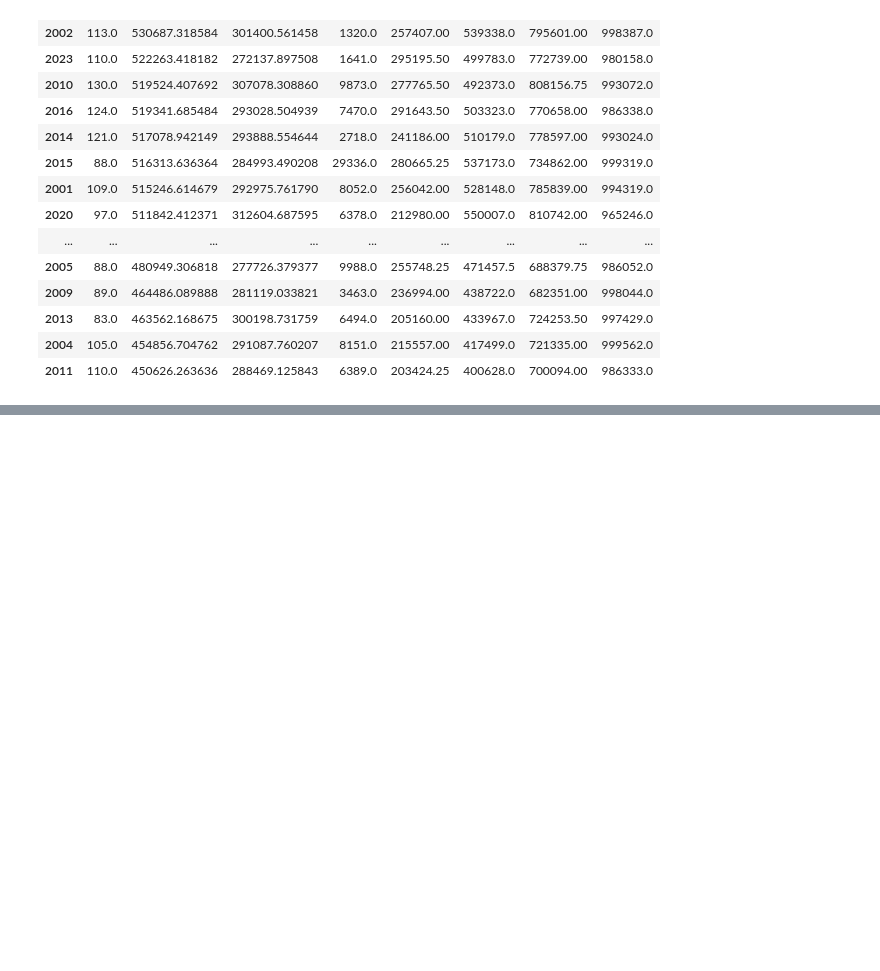
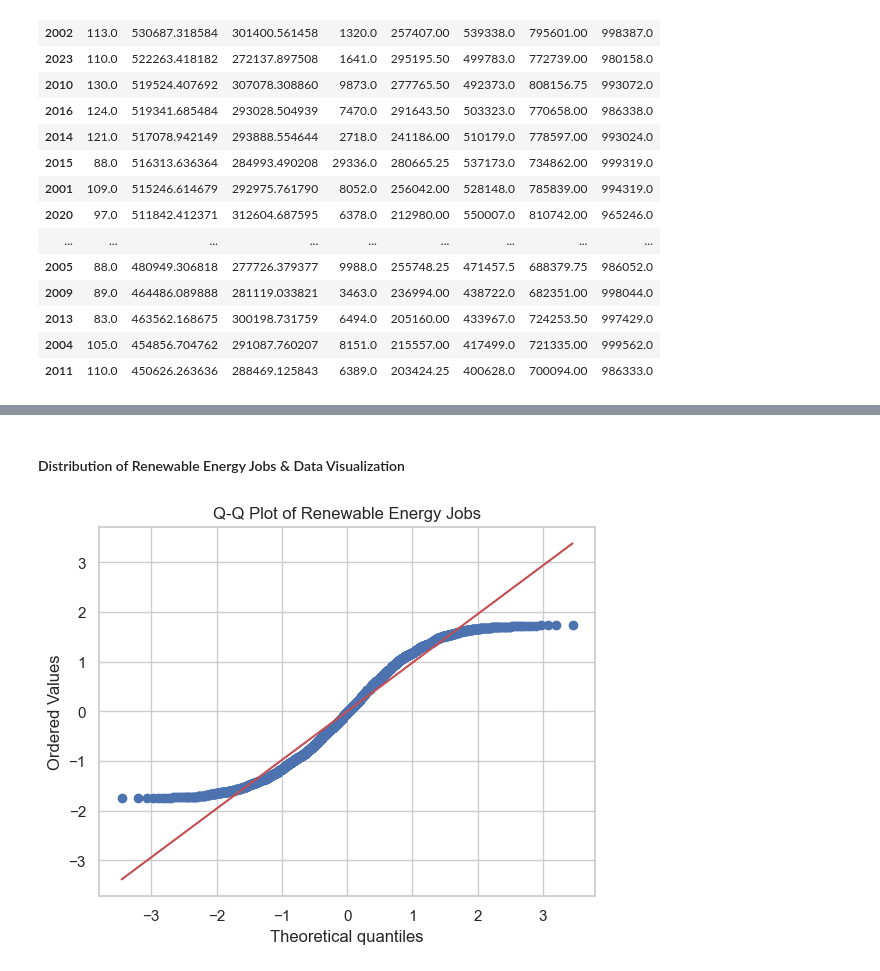
Before and after one commit to arnelimperial/greenergy, a Jupyter notebook: eda1.ipynb, the cells around one changed output, grey strips where cells are left out. Drawn from its saved outputs; the diff is of its cells as text; code cells hidden in the pictures; blank space fills up the shorter version.

```diff
--- a/eda1.ipynb
+++ b/eda1.ipynb
@@ -133,7 +133,16 @@ dtype: float64
 # %% [markdown]
 <h4>Normalize Dataset</h4>
 # %%
+# Remove categorical columns
+cat_cols = ['Year', 'Country', 'Energy Type']
+numeric_df = df.drop(cat_cols, axis=1)
+
 # Normalize the numeric columns
 scaler = StandardScaler()
-df_normalized = df.copy()
-df_normalized.iloc[:, 3:] = scaler.fit_transform(df_normalized.iloc[:, 3:])
+df_normalized = scaler.fit_transform(numeric_df)
+
+# Convert the normalized data back to a DataFrame
+normalized_df = pd.DataFrame(df_normalized, columns=numeric_df.columns)
+
+# Add back the categorical columns
+normalized_df = pd.concat([df[cat_cols], normalized_df], axis=1)
@@ -207,0 +261,10 @@ sortedByYear
+# %% [markdown]
+<h4>Distribution of Renewable Energy Jobs & Data Visualization</h4>
+# %%
+# Q-Q Plot
+# This will help identify if the data follows a normal distribution.
+stats.probplot(normalized_df['Renewable Energy Jobs'], dist='norm', plot=plt)
+plt.title('Q-Q Plot of Renewable Energy Jobs')
+plt.show()
+# %% [output]
+[figure, added]
```
Also changed, not shown: parts of 18 cells of this notebook.
